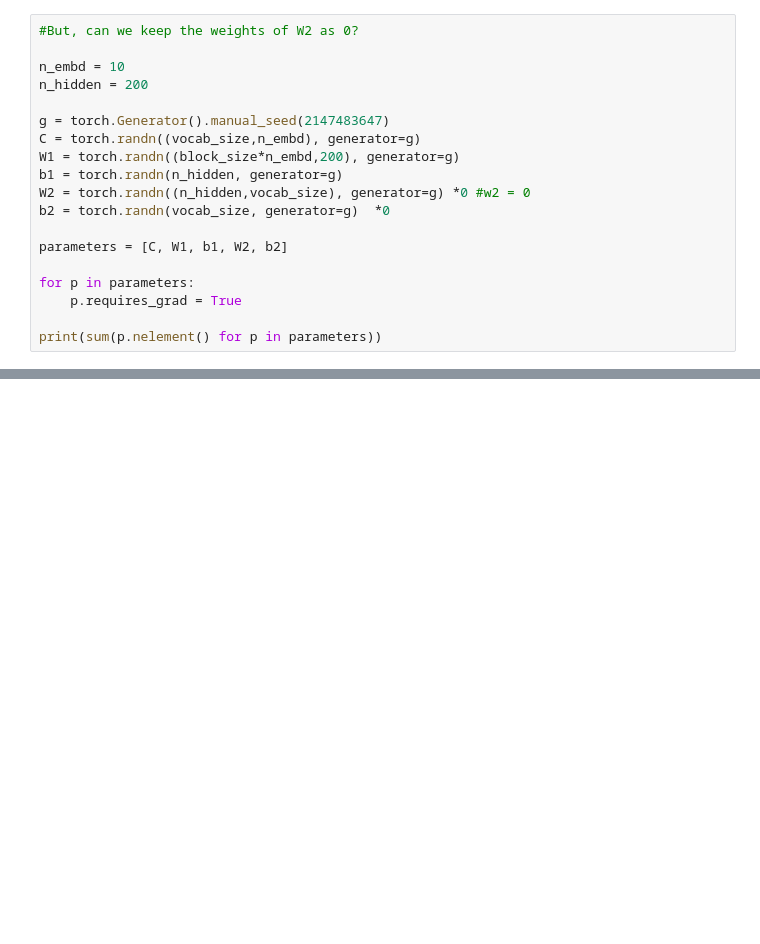
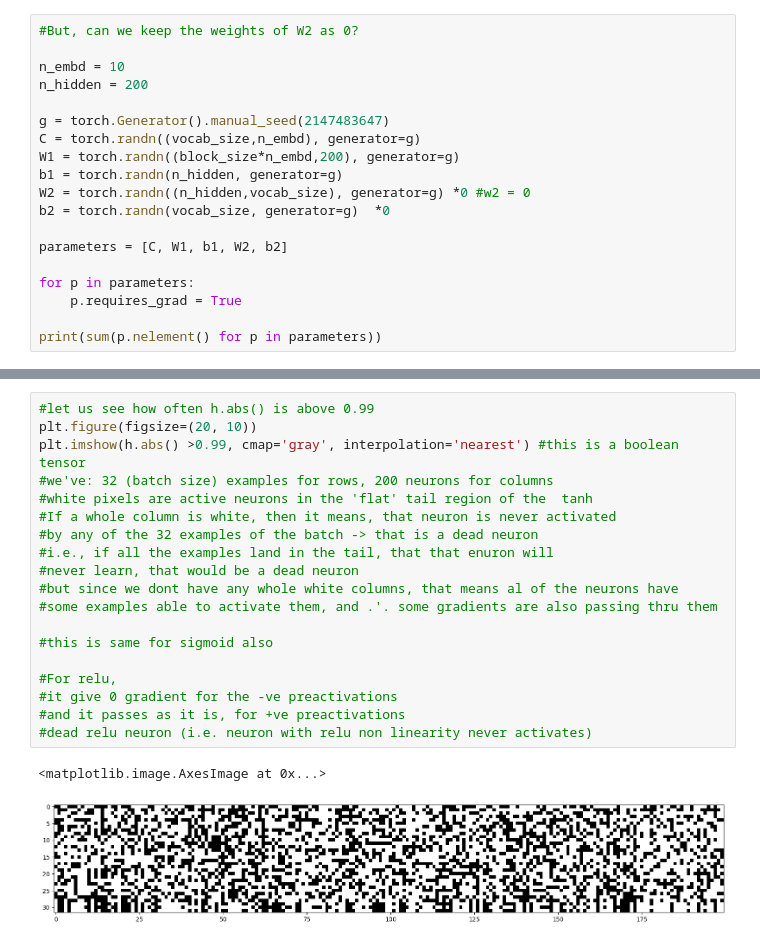
Before and after one commit to HimanshuSharmaKUL/Makemore, a Jupyter notebook: makemore part 3.ipynb, the cells around one changed output, grey strips where cells are left out. Cells and saved outputs as stored; diff of their text form; blank space fills up the shorter version.

```diff
--- a/makemore part 3.ipynb
+++ b/makemore part 3.ipynb
@@ -444,0 +565,22 @@ print(sum(p.nelement() for p in parameters))
+# %%
+#let us see how often h.abs() is above 0.99
+plt.figure(figsize=(20, 10))
+plt.imshow(h.abs() >0.99, cmap='gray', interpolation='nearest') #this is a boolean tensor
+#we've: 32 (batch size) examples for rows, 200 neurons for columns
+#white pixels are active neurons in the 'flat' tail region of the  tanh
+#If a whole column is white, then it means, that neuron is never activated
+#by any of the 32 examples of the batch -> that is a dead neuron
+#i.e., if all the examples land in the tail, that that enuron will
+#never learn, that would be a dead neuron
+#but since we dont have any whole white columns, that means al of the neurons have
+#some examples able to activate them, and .'. some gradients are also passing thru them
+
+#this is same for sigmoid also
+
+#For relu,
+#it give 0 gradient for the -ve preactivations
+#and it passes as it is, for +ve preactivations
+#dead relu neuron (i.e. neuron with relu non linearity never activates)
+# %% [output]
+<matplotlib.image.AxesImage at 0x...>
+[figure, added]
```
Also changed, not shown: parts of 20 cells of this notebook.
